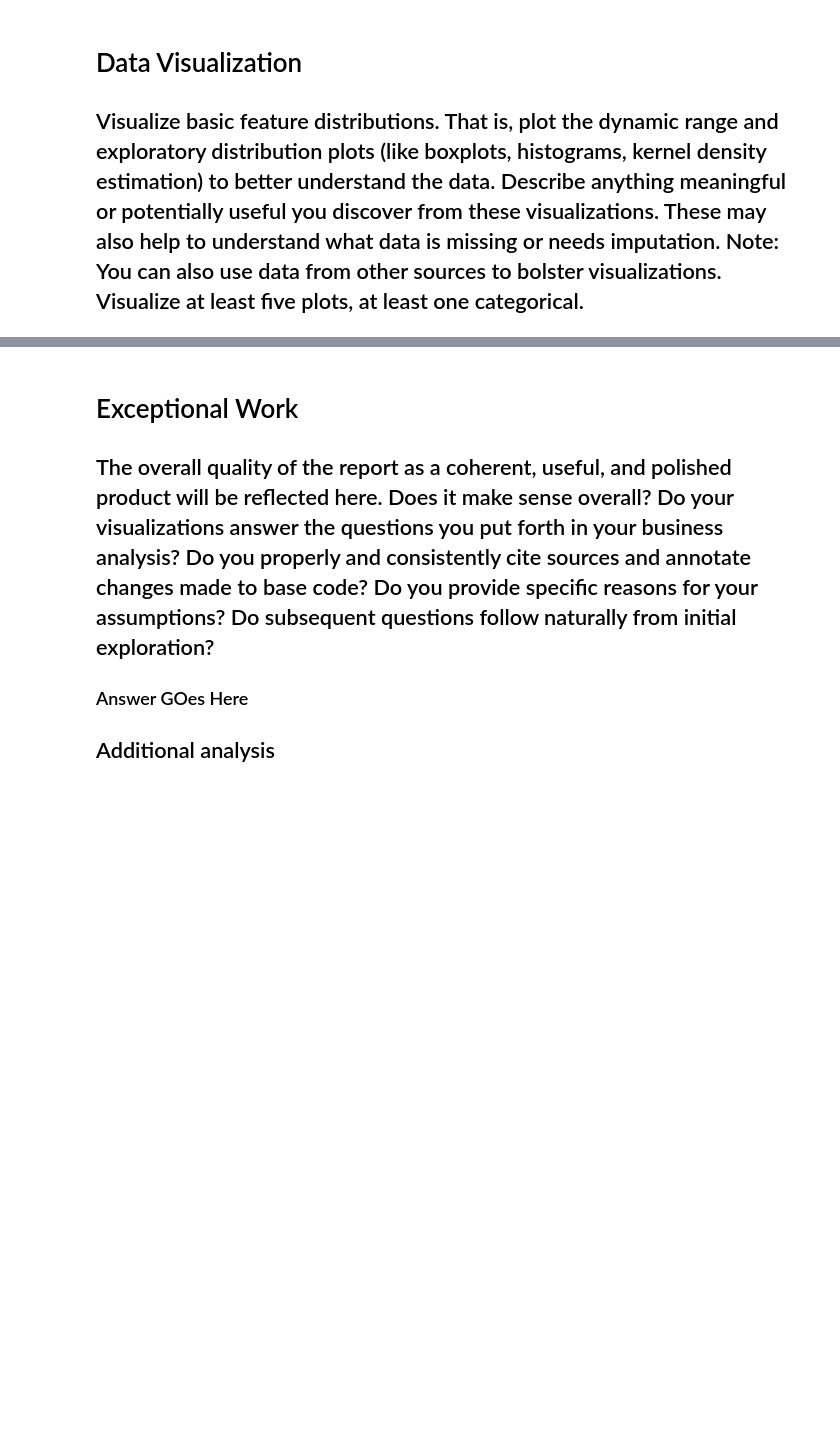
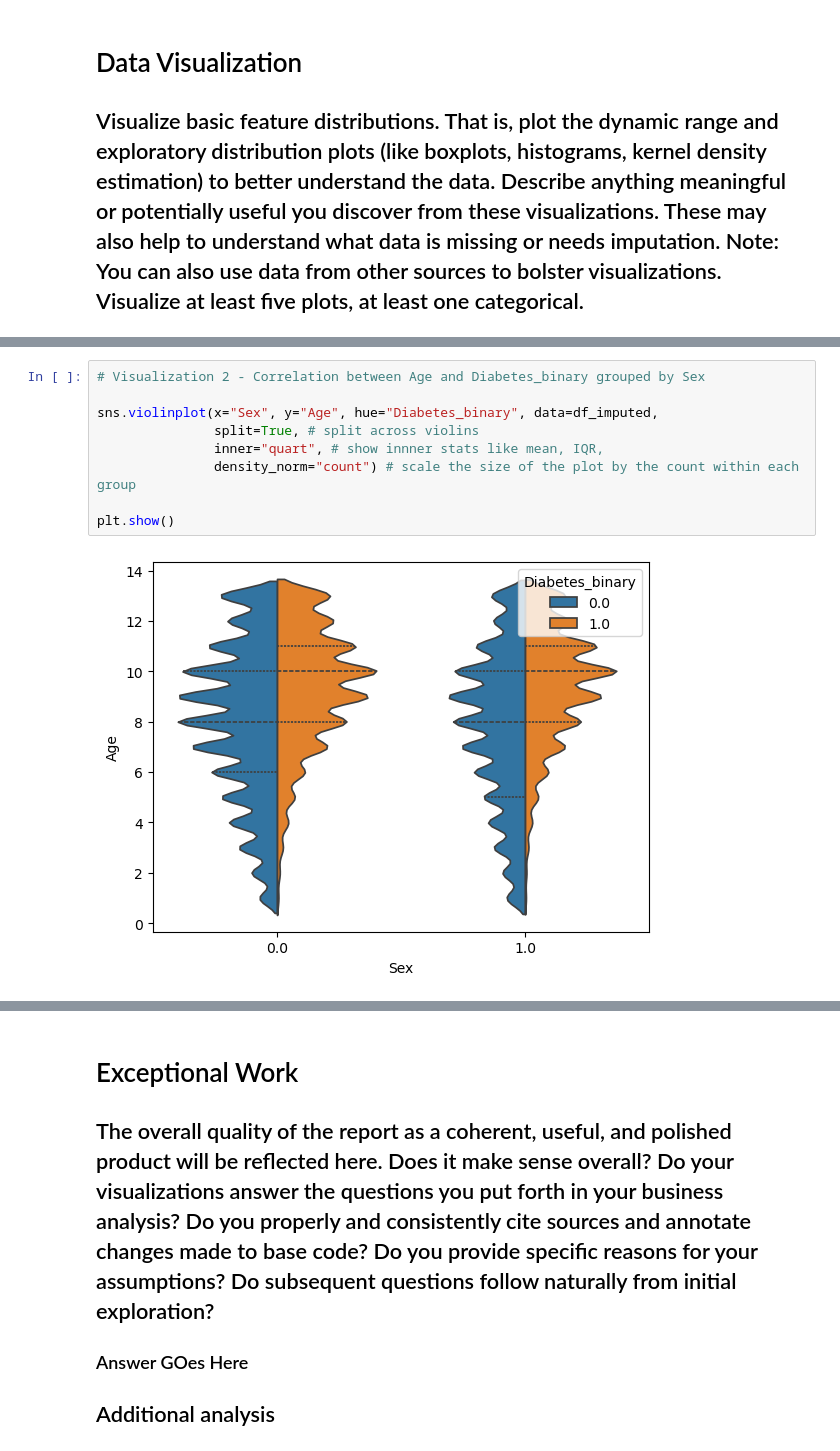
Before and after one commit to 48878679/CS-5324-Lab1, a Jupyter notebook: Lab1/Lab1.ipynb, the cells around one changed output, grey strips where cells are left out. Drawn from its saved outputs; the diff is of its cells as text; blank space fills up the shorter version.

```diff
--- a/Lab1/Lab1.ipynb
+++ b/Lab1/Lab1.ipynb
@@ -184,0 +225,11 @@ sns.heatmap(cm, annot=True, cmap="coolwarm", fmt=".2f")
+# %%
+# Visualization 2 - Correlation between Age and Diabetes_binary grouped by Sex
+
+sns.violinplot(x="Sex", y="Age", hue="Diabetes_binary", data=df_imputed,
+               split=True, # split across violins
+               inner="quart", # show innner stats like mean, IQR,
+               density_norm="count") # scale the size of the plot by the count within each group
+
+plt.show()
+# %% [output]
+[figure, added]
```
Also changed, not shown: parts of 5 cells of this notebook.
